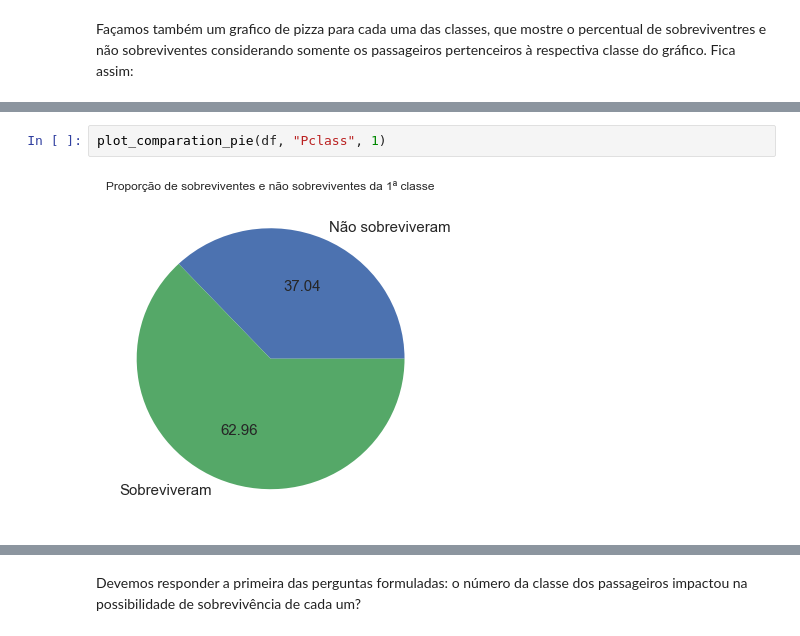
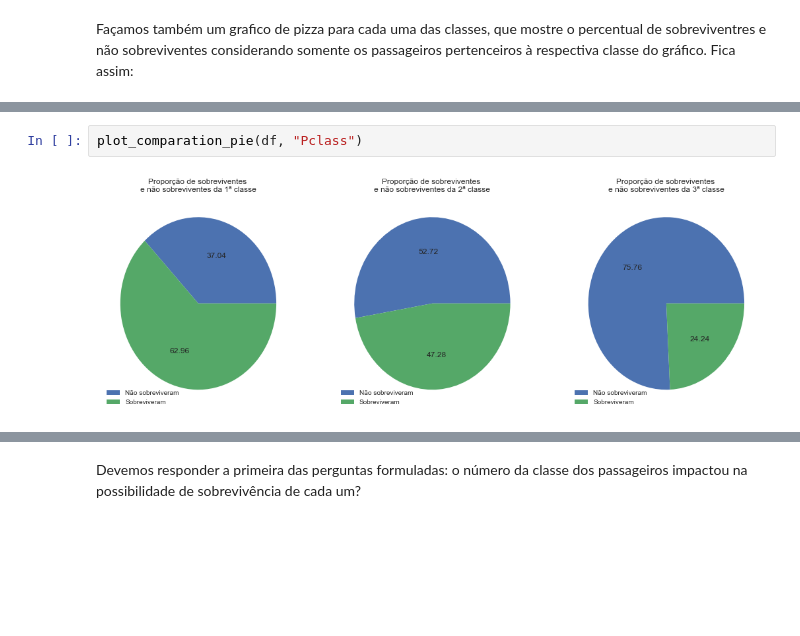
Before and after one commit to nadson12/Projeto_Titanic, a Jupyter notebook: titanic.ipynb, the cells around one changed output, grey strips where cells are left out. Cells and saved outputs as stored; diff of their text form; blank space fills up the shorter version.

```diff
--- a/titanic.ipynb
+++ b/titanic.ipynb
@@ -758,4 +800,4 @@ def plot_comparation_pie(dataframe, variable, value):
 # %%
-plot_comparation_pie(df, "Pclass", 1)
+plot_comparation_pie(df, "Pclass")
 # %% [output]
-[figure, old version]
+[figure, new version]
```
Also changed, not shown: parts of 55 cells of this notebook, 1 other file.
